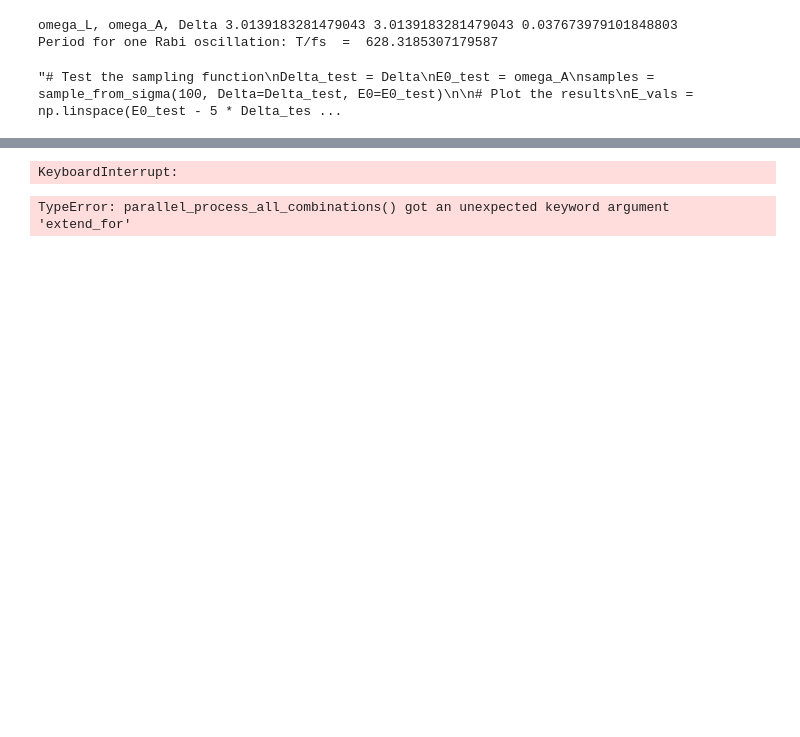
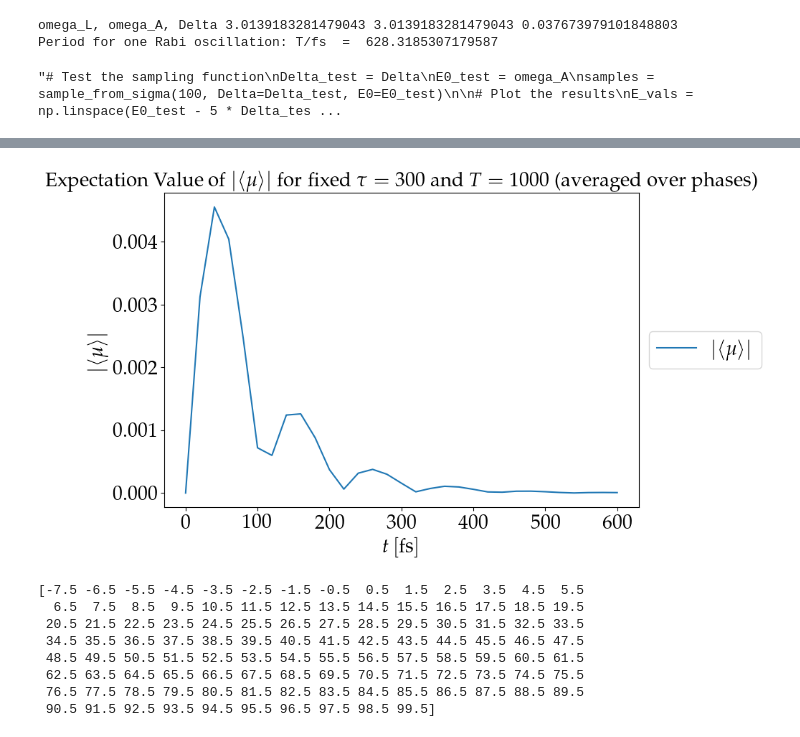
Before and after one commit to LBPhysics/2025_master_thesis_leopold_bodamer, a Jupyter notebook: code/python/replicate_paper_eqs_I.ipynb, the cells around one changed output, grey strips where cells are left out. Drawn from its saved outputs; the diff is of its cells as text; code cells hidden in the pictures; blank space fills up the shorter version.

```diff
--- a/code/python/replicate_paper_eqs_I.ipynb
+++ b/code/python/replicate_paper_eqs_I.ipynb
@@ -723,7 +723,6 @@ def compute_pulse_evolution(psi_ini, times, curr, prev=None, preprev=None, omega
     options = {
         "store_states": True,
         "progress_bar": progress_bar,
-        "nsteps":100000,  # Increase this value
     }
 
     args = get_pulse_args(curr, prev, preprev)
@@ -1490,35 +1491,35 @@ def plot_average_fixed_tau_T(tau_coh, T_wait, times, phases):
         tau_coh (float): Coherence time.
         T_wait (float): Waiting time.
         phases (list): List of phase values.
 
     Returns:
         None
     """
     t_det_vals, data_avg = compute_average_fixed_tau_T(tau_coh, T_wait, times, phases)
 
     plt.figure(figsize=(10, 6))
     plt.plot(t_det_vals, np.abs(data_avg), label=r"$|\langle \mu \rangle|$", color="C0", linestyle="solid")
     plt.xlabel(r"$t \, [\text{fs}]$")
     plt.ylabel(r"$|\langle \mu \rangle|$")
     plt.title(
         rf"Expectation Value of $|\langle \mu \rangle|$ for fixed $\tau={tau_coh}$ and $T={T_wait}$ (averaged over phases)"
     )
     plt.legend(loc='center left', bbox_to_anchor=(1, 0.5))
     plt.show()
 
 # Test the function and plot the data
 t_max_test     = 1900
-fine_spacing_test = 2
+fine_spacing_test = 20
 times_test     = np.arange(-Delta_ts[0], t_max_test, fine_spacing_test)   # High-resolution times array to do the evolutions
 tau_coh_test   = 300
 T_wait_test    = 1000
 
 #plot_fixed_tau_T(tau_coh_test, T_wait_test, phases[0], phases[1], times=times_test)
 x0=compute_fixed_tau_T(tau_coh_test, T_wait_test, phases[0], phases[0], times=times_test)
 x1=compute_fixed_tau_T(tau_coh_test, T_wait_test, phases[0], phases[1], times=times_test)
 plot_average_fixed_tau_T(tau_coh_test, T_wait_test, times_test, phases)
 # %% [output]
-KeyboardInterrupt:
+[figure, added]
 # %%
 def for_one_time_calc_phase_comb(T_wait, phases, times):
     """
@@ -1634,9 +1633,22 @@ def extend_and_plot_results(averaged_results, times_T, times, extend_for=None):
         positive=True
     )
 # %%
-times_T = [0, 5]
-RESULT = parallel_process_all_combinations([0] ,times_T=times_T, times=times, extend_for=extend_for)
+# Test the function and plot the data
+t_max_test     = 100
+fine_spacing_test = 1
+times_test     = np.arange(-Delta_ts[0], t_max_test, fine_spacing_test)
+print(times_test)
+times_T_test        = np.array([0, 1])
+
+RESULT = parallel_process_all_combinations(phases ,times_T=times_T_test, times=times_test)
 # %% [output]
-TypeError: parallel_process_all_combinations() got an unexpected keyword argument 'extend_for'
+[-7.5 -6.5 -5.5 -4.5 -3.5 -2.5 -1.5 -0.5  0.5  1.5  2.5  3.5  4.5  5.5
+  6.5  7.5  8.5  9.5 10.5 11.5 12.5 13.5 14.5 15.5 16.5 17.5 18.5 19.5
+ 20.5 21.5 22.5 23.5 24.5 25.5 26.5 27.5 28.5 29.5 30.5 31.5 32.5 33.5
+ 34.5 35.5 36.5 37.5 38.5 39.5 40.5 41.5 42.5 43.5 44.5 45.5 46.5 47.5
+ 48.5 49.5 50.5 51.5 52.5 53.5 54.5 55.5 56.5 57.5 58.5 59.5 60.5 61.5
+ 62.5 63.5 64.5 65.5 66.5 67.5 68.5 69.5 70.5 71.5 72.5 73.5 74.5 75.5
+ 76.5 77.5 78.5 79.5 80.5 81.5 82.5 83.5 84.5 85.5 86.5 87.5 88.5 89.5
+ 90.5 91.5 92.5 93.5 94.5 95.5 96.5 97.5 98.5 99.5]
 # %%
 # Example usage
```
Also changed, not shown: parts of 5 cells of this notebook, 5 other files.
